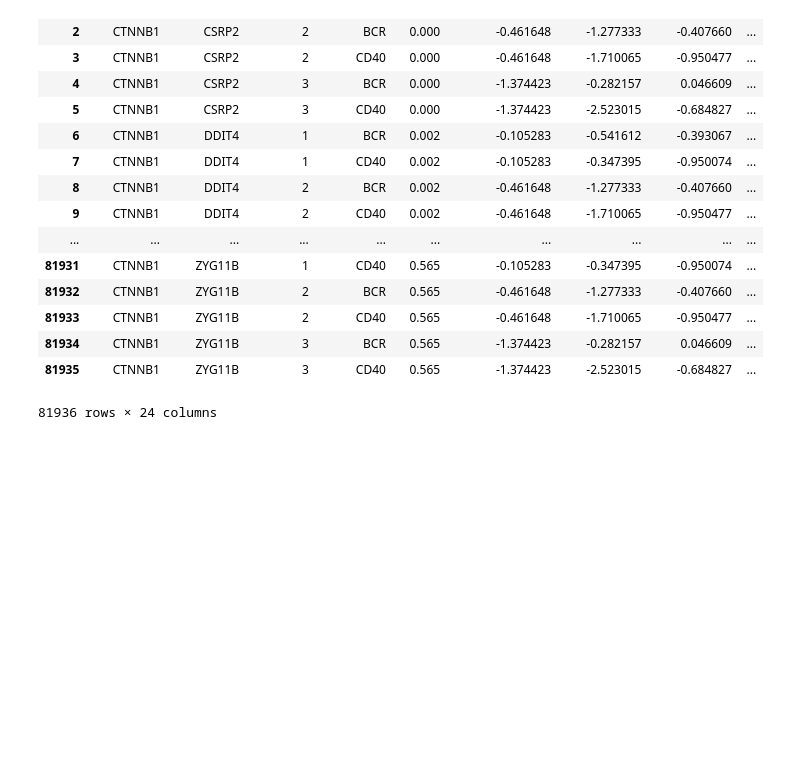
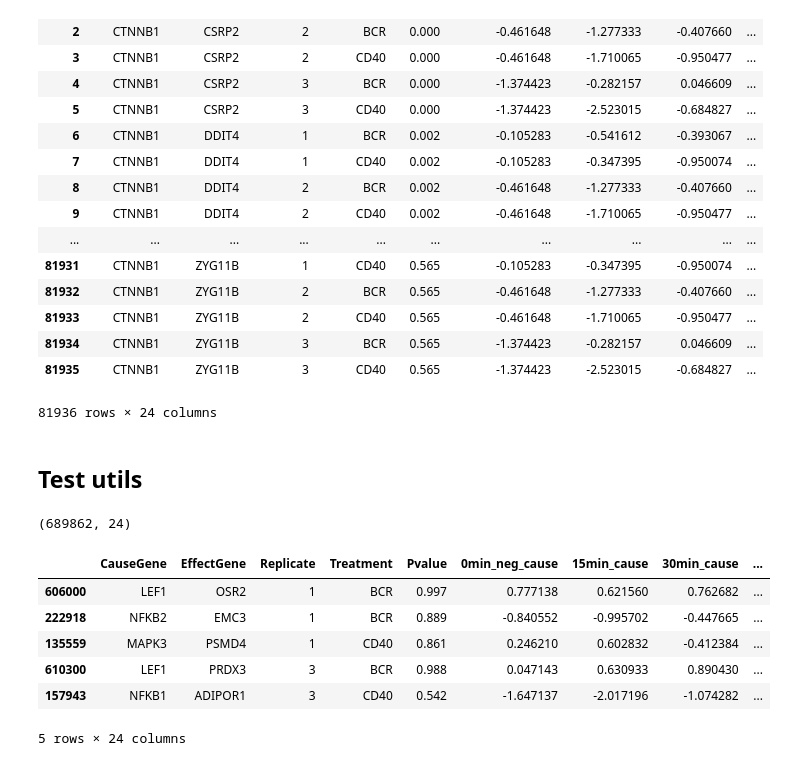
Before and after one commit to Robert-Aduviri/genomic-causality-prediction, a Jupyter notebook: SVM Experiments/01 - Data Loading.ipynb, the cells around one changed output. Drawn from its saved outputs; the diff is of its cells as text; code cells hidden in the pictures; blank space fills up the shorter version.

Commit message:
Update load_mat

```diff
--- a/SVM Experiments/01 - Data Loading.ipynb
+++ b/SVM Experiments/01 - Data Loading.ipynb
@@ -181,3 +181,22 @@ test_df
 | 81934 | CTNNB1 | ZYG11B | 3 | BCR | 0.565 | -1.374423 | -0.282157 | 0.046609 | ... |
 | 81935 | CTNNB1 | ZYG11B | 3 | CD40 | 0.565 | -1.374423 | -2.523015 | -0.684827 | ... |
 81936 rows × 24 columns
+# %% [markdown]
+## Test utils
+# %%
+from utils import load_mat
+df = load_mat(f'../_data/genomics-data/DataCV/Raw/{files[0]}')
+# %%
+df.shape
+# %% [output]
+(689862, 24)
+# %%
+df.sample(5)
+# %% [output]
+|  | CauseGene | EffectGene | Replicate | Treatment | Pvalue | 0min_neg_cause | 15min_cause | 30min_cause | ... |
+| 606000 | LEF1 | OSR2 | 1 | BCR | 0.997 | 0.777138 | 0.621560 | 0.762682 | ... |
+| 222918 | NFKB2 | EMC3 | 1 | BCR | 0.889 | -0.840552 | -0.995702 | -0.447665 | ... |
+| 135559 | MAPK3 | PSMD4 | 1 | CD40 | 0.861 | 0.246210 | 0.602832 | -0.412384 | ... |
+| 610300 | LEF1 | PRDX3 | 3 | BCR | 0.988 | 0.047143 | 0.630933 | 0.890430 | ... |
+| 157943 | NFKB1 | ADIPOR1 | 3 | CD40 | 0.542 | -1.647137 | -2.017196 | -1.074282 | ... |
+5 rows × 24 columns
```
Also changed, not shown: 1 other file.
